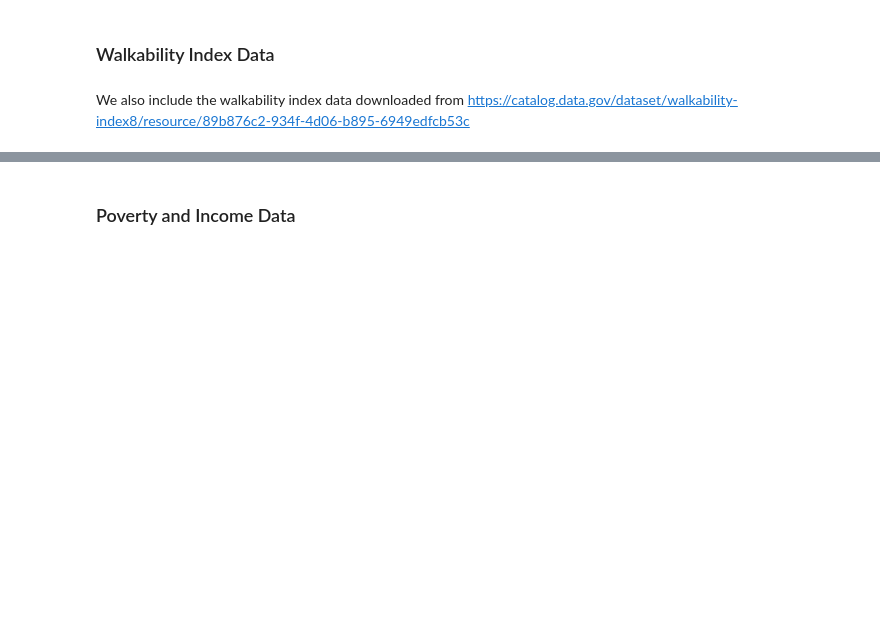
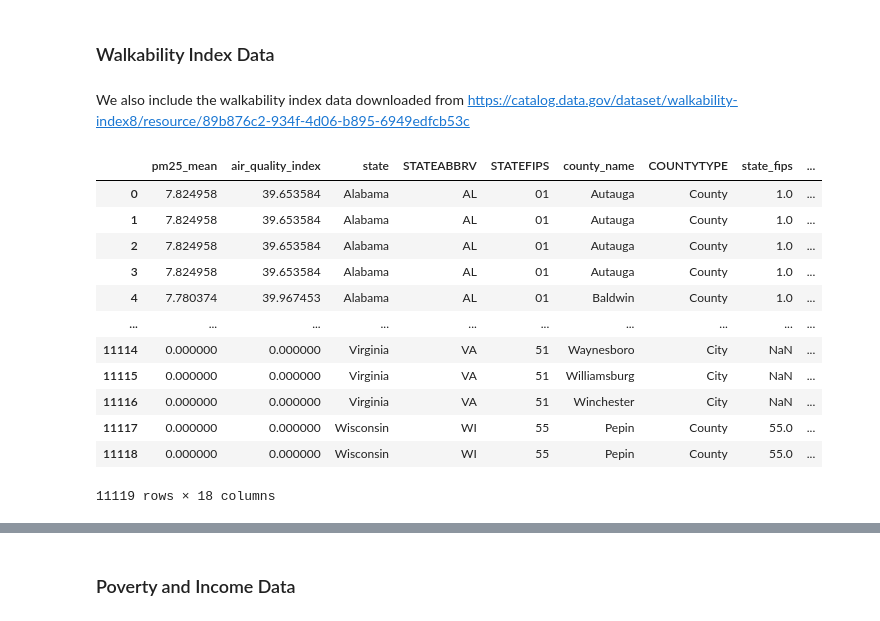
Before and after one commit to Bonface-Osoro/lung, a Jupyter notebook: scripts/GWR Data Prep.ipynb, the cells around one changed output, grey strips where cells are left out. Drawn from its saved outputs; the diff is of its cells as text; code cells hidden in the pictures; blank space fills up the shorter version.

```diff
--- a/scripts/GWR Data Prep.ipynb
+++ b/scripts/GWR Data Prep.ipynb
@@ -60,9 +60,25 @@ gdf = gdf[~gdf['STATEABBRV'].isin(territories)]
 gdf = gdf.reset_index(drop = True)
 # %%
 df1 = pd.merge(gdf, df, on =['state', 'county_name'], how = 'left')
-df1 = df1.drop(columns = ['state_fips', 'county_fips', 'mort_count'])
+#df1 = df1.drop(columns = ['state_fips', 'county_fips', 'mort_count'])https://catalog.data.gov/dataset/walkability-index8/resource/89b876c2-934f-4d06-b895-6949edfcb53c
 # %% [markdown]
 ### Walkability Index Data
 # %% [markdown]
 We also include the walkability index data downloaded from https://catalog.data.gov/dataset/walkability-index8/resource/89b876c2-934f-4d06-b895-6949edfcb53c
+# %%
+df1
+# %% [output]
+|  | pm25_mean | air_quality_index | state | STATEABBRV | STATEFIPS | county_name | COUNTYTYPE | state_fips | ... |
+| 0 | 7.824958 | 39.653584 | Alabama | AL | 01 | Autauga | County | 1.0 | ... |
+| 1 | 7.824958 | 39.653584 | Alabama | AL | 01 | Autauga | County | 1.0 | ... |
+| 2 | 7.824958 | 39.653584 | Alabama | AL | 01 | Autauga | County | 1.0 | ... |
+| 3 | 7.824958 | 39.653584 | Alabama | AL | 01 | Autauga | County | 1.0 | ... |
+| 4 | 7.780374 | 39.967453 | Alabama | AL | 01 | Baldwin | County | 1.0 | ... |
+| ... | ... | ... | ... | ... | ... | ... | ... | ... | ... |
+| 11114 | 0.000000 | 0.000000 | Virginia | VA | 51 | Waynesboro | City | NaN | ... |
+| 11115 | 0.000000 | 0.000000 | Virginia | VA | 51 | Williamsburg | City | NaN | ... |
+| 11116 | 0.000000 | 0.000000 | Virginia | VA | 51 | Winchester | City | NaN | ... |
+| 11117 | 0.000000 | 0.000000 | Wisconsin | WI | 55 | Pepin | County | 55.0 | ... |
+| 11118 | 0.000000 | 0.000000 | Wisconsin | WI | 55 | Pepin | County | 55.0 | ... |
+11119 rows × 18 columns
 # %%
```
Also changed, not shown: parts of 1 cell of this notebook, 6 other files.
